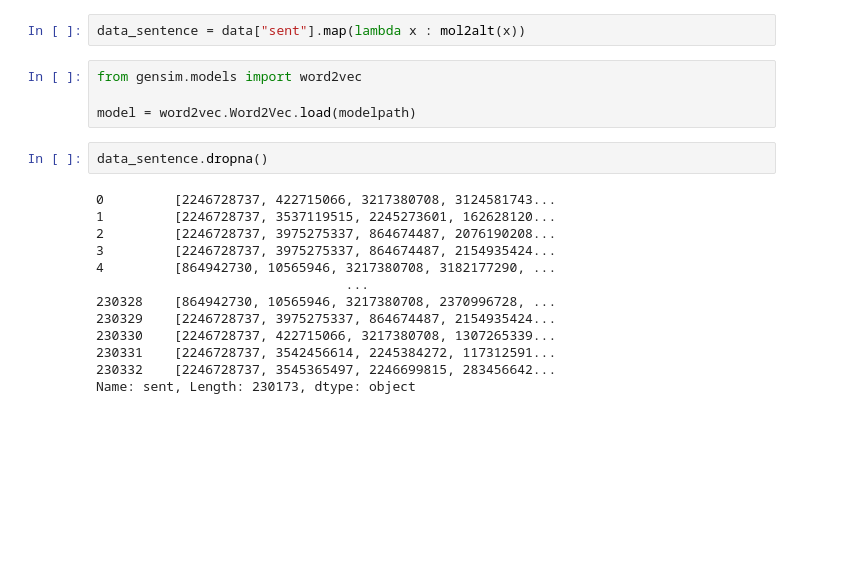
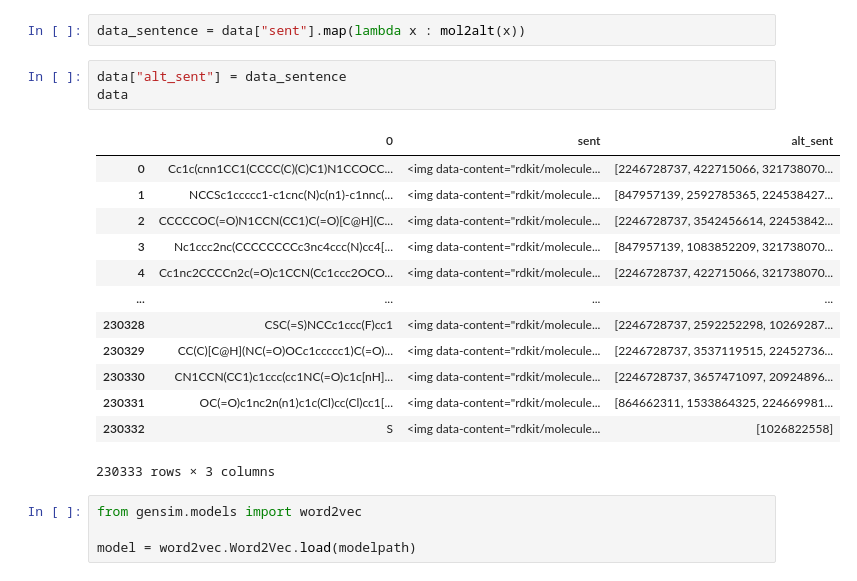
Before and after one commit to David-BominWei/DeepLPI, a Jupyter notebook: 1molembedding.ipynb, the cells around one changed output. Cells and saved outputs as stored; diff of their text form; blank space fills up the shorter version.

```diff
--- a/1molembedding.ipynb
+++ b/1molembedding.ipynb
@@ -61,21 +77,23 @@ def mol2alt(x):
 # %%
 data_sentence = data["sent"].map(lambda x : mol2alt(x))
+# %%
+data["alt_sent"] = data_sentence
+data
+# %% [output]
+|  | 0 | sent | alt_sent |
+| 0 | Cc1c(cnn1CC1(CCCC(C)(C)C1)N1CCOCC... | <img data-content="rdkit/molecule... | [2246728737, 422715066, 321738070... |
+| 1 | NCCSc1ccccc1-c1cnc(N)c(n1)-c1nnc(... | <img data-content="rdkit/molecule... | [847957139, 2592785365, 224538427... |
+| 2 | CCCCCOC(=O)N1CCN(CC1)C(=O)[C@H](C... | <img data-content="rdkit/molecule... | [2246728737, 3542456614, 22453842... |
+| 3 | Nc1ccc2nc(CCCCCCCCc3nc4ccc(N)cc4[... | <img data-content="rdkit/molecule... | [847957139, 1083852209, 321738070... |
+| 4 | Cc1nc2CCCCn2c(=O)c1CCN(Cc1ccc2OCO... | <img data-content="rdkit/molecule... | [2246728737, 422715066, 321738070... |
+| ... | ... | ... | ... |
+| 230328 | CSC(=S)NCCc1ccc(F)cc1 | <img data-content="rdkit/molecule... | [2246728737, 2592252298, 10269287... |
+| 230329 | CC(C)[C@H](NC(=O)OCc1ccccc1)C(=O)... | <img data-content="rdkit/molecule... | [2246728737, 3537119515, 22452736... |
+| 230330 | CN1CCN(CC1)c1ccc(cc1NC(=O)c1c[nH]... | <img data-content="rdkit/molecule... | [2246728737, 3657471097, 20924896... |
+| 230331 | OC(=O)c1nc2n(n1)c1c(Cl)cc(Cl)cc1[... | <img data-content="rdkit/molecule... | [864662311, 1533864325, 224669981... |
+| 230332 | S | <img data-content="rdkit/molecule... | [1026822558] |
+230333 rows × 3 columns
 # %%
 from gensim.models import word2vec
 
 model = word2vec.Word2Vec.load(modelpath)
-# %%
-data_sentence.dropna()
-# %% [output]
-0         [2246728737, 422715066, 3217380708, 3124581743...
-1         [2246728737, 3537119515, 2245273601, 162628120...
-2         [2246728737, 3975275337, 864674487, 2076190208...
-3         [2246728737, 3975275337, 864674487, 2154935424...
-4         [864942730, 10565946, 3217380708, 3182177290, ...
-                                ...
-230328    [864942730, 10565946, 3217380708, 2370996728, ...
-230329    [2246728737, 3975275337, 864674487, 2154935424...
-230330    [2246728737, 422715066, 3217380708, 1307265339...
-230331    [2246728737, 3542456614, 2245384272, 117312591...
-230332    [2246728737, 3545365497, 2246699815, 283456642...
-Name: sent, Length: 230173, dtype: object
```
Also changed, not shown: parts of 10 cells of this notebook, 1 other file.
